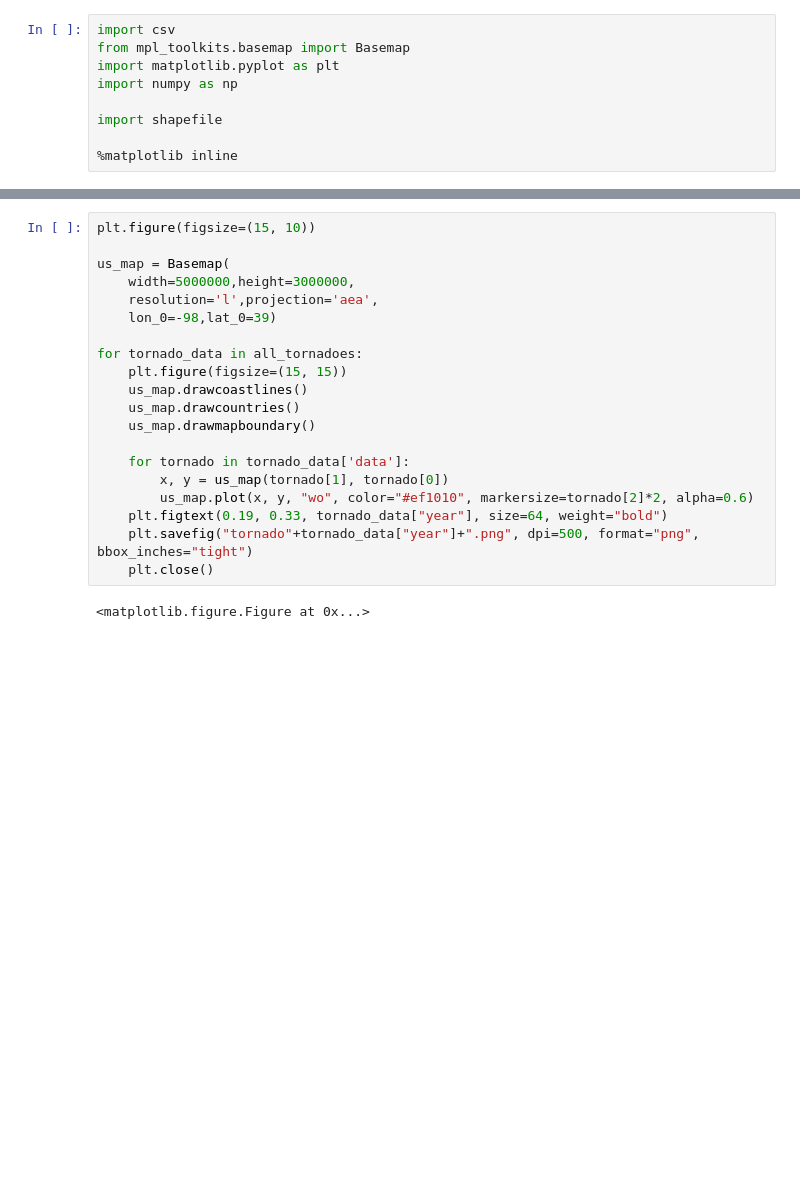
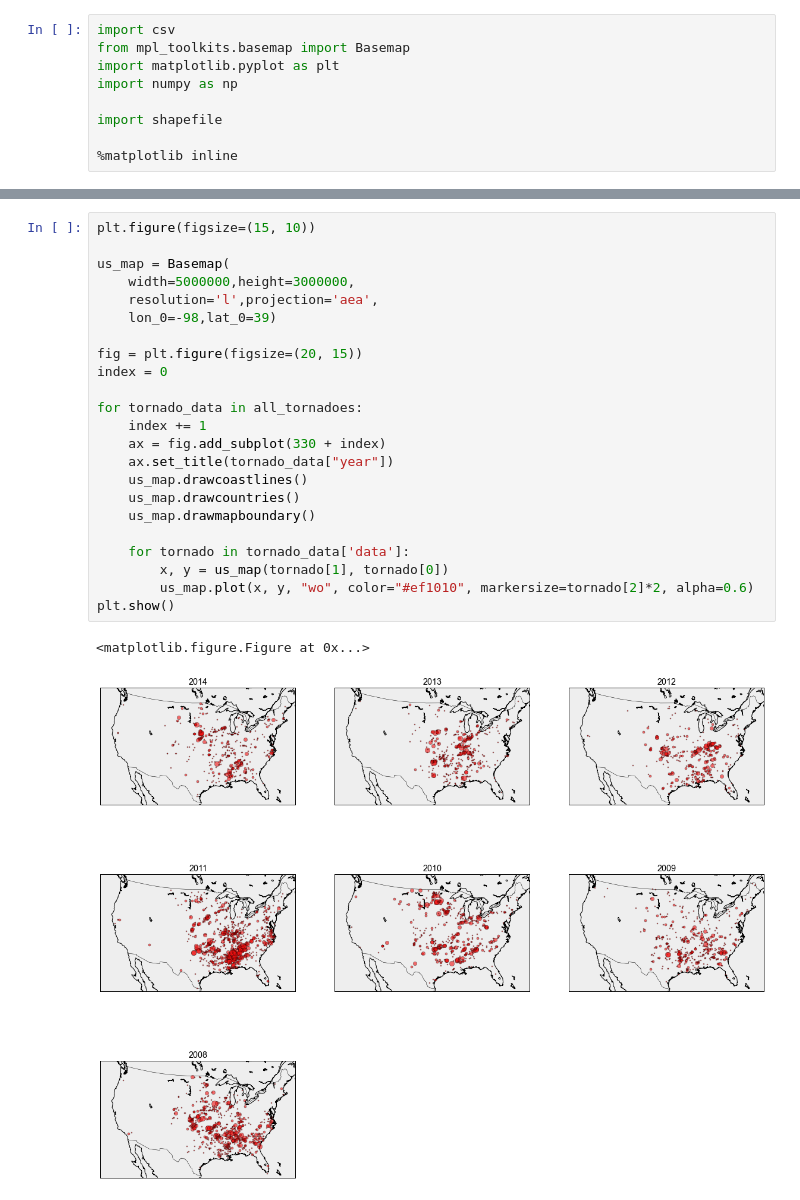
Before and after one commit to joannecheng/tornadoes, a Jupyter notebook: tornadoes by year.ipynb, the cells around one changed output, grey strips where cells are left out. Drawn from its saved outputs; the diff is of its cells as text; blank space fills up the shorter version.

```diff
--- a/tornadoes by year.ipynb
+++ b/tornadoes by year.ipynb
@@ -26,22 +24,26 @@ for tornado_file in tornado_files:
 # %%
 plt.figure(figsize=(15, 10))
 
 us_map = Basemap(
     width=5000000,height=3000000,
     resolution='l',projection='aea',
     lon_0=-98,lat_0=39)
 
+fig = plt.figure(figsize=(20, 15))
+index = 0
+
 for tornado_data in all_tornadoes:
-    plt.figure(figsize=(15, 15))
+    index += 1
+    ax = fig.add_subplot(330 + index)
+    ax.set_title(tornado_data["year"])
     us_map.drawcoastlines()
     us_map.drawcountries()
     us_map.drawmapboundary()
 
     for tornado in tornado_data['data']:
         x, y = us_map(tornado[1], tornado[0])
         us_map.plot(x, y, "wo", color="#ef1010", markersize=tornado[2]*2, alpha=0.6)
-    plt.figtext(0.19, 0.33, tornado_data["year"], size=64, weight="bold")
-    plt.savefig("tornado"+tornado_data["year"]+".png", dpi=500, format="png", bbox_inches="tight")
-    plt.close()
+plt.show()
 # %% [output]
 <matplotlib.figure.Figure at 0x...>
+[figure, added]
```
Also changed, not shown: parts of 1 cell of this notebook, 1 other file.
